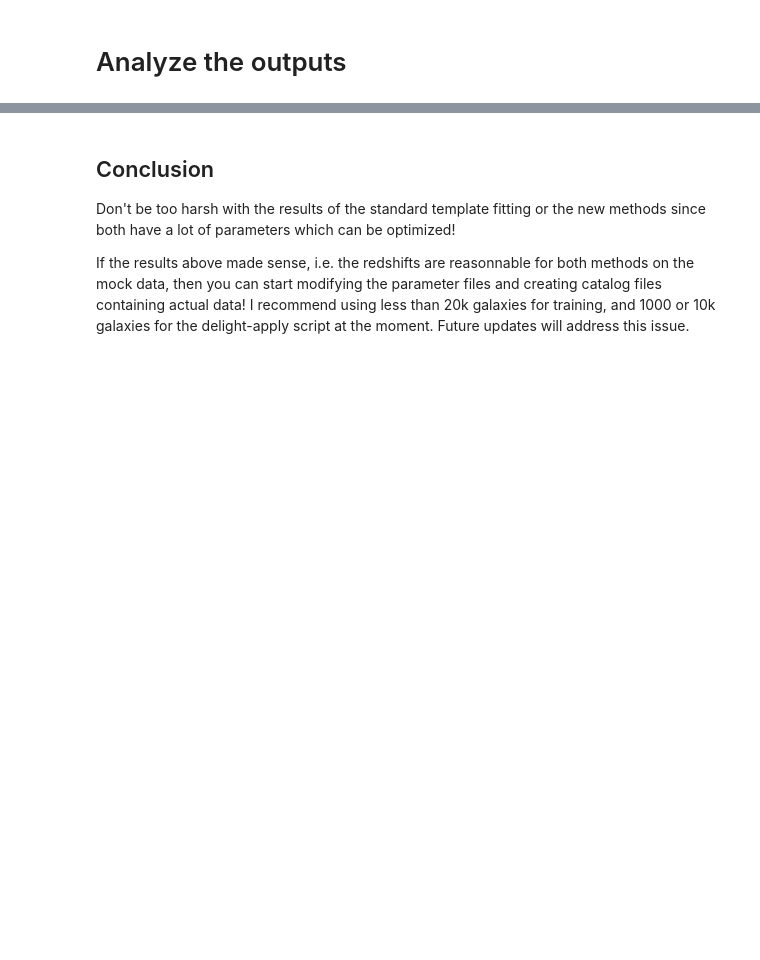
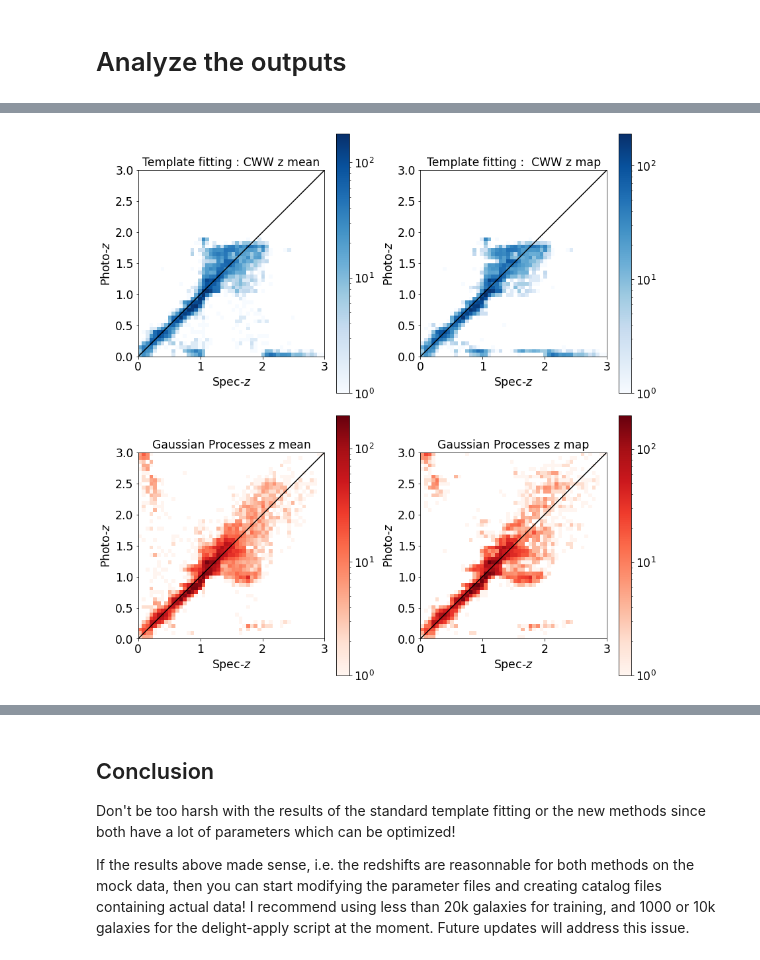
Before and after one commit to ixkael/Delight, a Jupyter notebook: desc-dc2/runbychunk_delight_descdc2.ipynb, the cells around one changed output, grey strips where cells are left out. Drawn from its saved outputs; the diff is of its cells as text; code cells hidden in the pictures; blank space fills up the shorter version.

```diff
--- a/desc-dc2/runbychunk_delight_descdc2.ipynb
+++ b/desc-dc2/runbychunk_delight_descdc2.ipynb
@@ -129,0 +412,44 @@ for idx_file in range(1,NCHUNKS+1):
+# %%
+fig, axs = plt.subplots(2, 2, figsize=(12, 12))
+zmax = 3
+rr = [[0, zmax], [0, zmax]]
+nbins = 50
+h = axs[0, 0].hist2d(metricscww_stack[:, i_zt], metricscww_stack[:, i_zm], nbins, cmap='Blues', range=rr,norm=LogNorm())
+hmin, hmax = np.min(h[0]), np.max(h[0])
+axs[0, 0].set_title('Template fitting : CWW z mean')
+h2=axs[0, 1].hist2d(metricscww_stack[:, i_zt], metricscww_stack[:, i_zmap], nbins, cmap='Blues', range=rr,  norm=LogNorm())
+axs[0, 1].set_title('Template fitting :  CWW z map')
+h3=axs[1, 0].hist2d(metrics_stack[:, i_zt], metrics_stack[:, i_zm], nbins, cmap='Reds', range=rr,norm=LogNorm())
+axs[1, 0].set_title('Gaussian Processes z mean')
+h4=axs[1, 1].hist2d(metrics_stack[:, i_zt], metrics_stack[:, i_zmap], nbins, cmap='Reds', range=rr,norm=LogNorm())
+axs[1, 1].set_title('Gaussian Processes z map')
+axs[0, 0].plot([0, zmax], [0, zmax], c='k')
+axs[0, 1].plot([0, zmax], [0, zmax], c='k')
+axs[1, 0].plot([0, zmax], [0, zmax], c='k')
+axs[1, 1].plot([0, zmax], [0, zmax], c='k')
+
+fig.colorbar(h[3], ax=axs[0,0])
+fig.colorbar(h2[3], ax=axs[0,1])
+fig.colorbar(h3[3], ax=axs[1,0])
+fig.colorbar(h4[3], ax=axs[1,1])
+
+
+axs[0,0].set_xlabel('Spec-$z$')
+axs[0,1].set_xlabel('Spec-$z$')
+axs[1,0].set_xlabel('Spec-$z$')
+axs[1,1].set_xlabel('Spec-$z$')
+
+axs[0,0].set_ylabel('Photo-$z$')
+axs[0,1].set_ylabel('Photo-$z$')
+axs[1,0].set_ylabel('Photo-$z$')
+axs[1,1].set_ylabel('Photo-$z$')
+
+axs[0,0].set_aspect('equal')
+axs[1,0].set_aspect('equal')
+axs[0,1].set_aspect('equal')
+axs[1,1].set_aspect('equal')
+
+
+fig.tight_layout()
+# %% [output]
+[figure, added]
```
Also changed, not shown: parts of 32 cells of this notebook, 1 other file.
